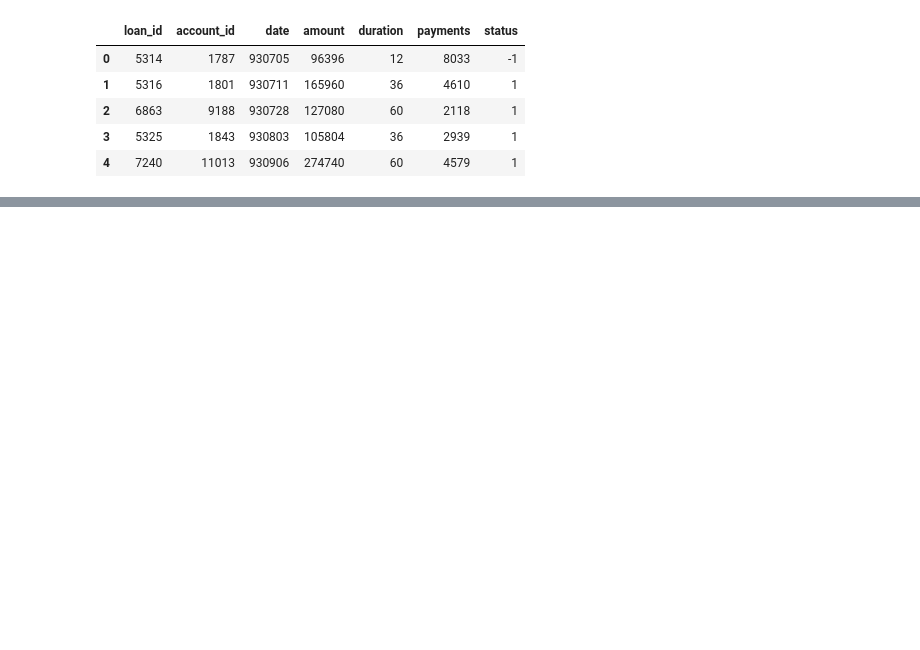
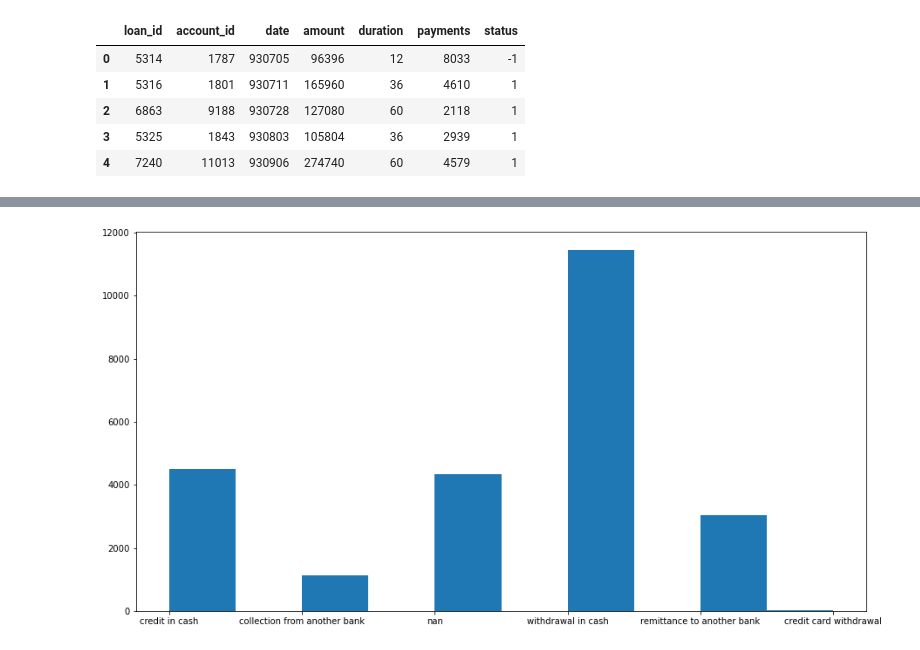
Before and after one commit to pipe-01/AC, a Jupyter notebook: client2.ipynb, the cells around one changed output, grey strips where cells are left out. Drawn from its saved outputs; the diff is of its cells as text; code cells hidden in the pictures; blank space fills up the shorter version.

```diff
--- a/client2.ipynb
+++ b/client2.ipynb
@@ -160,0 +216,6 @@ predeiction_table.head()
+# %%
+plt.figure(figsize=(15,8),facecolor='white',edgecolor='red')
+plt.hist(merge["operation"])
+plt.show()
+# %% [output]
+[figure, added]
```
Also changed, not shown: parts of 17 cells of this notebook, 3 other files.
